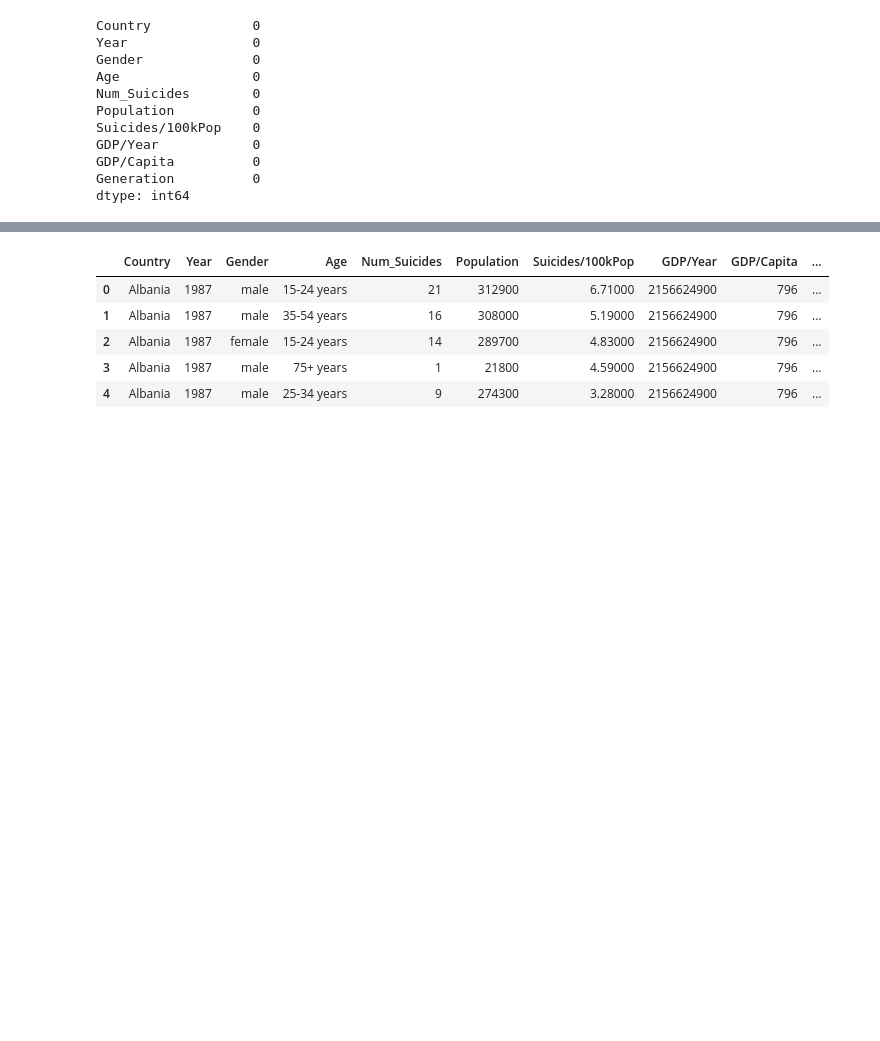
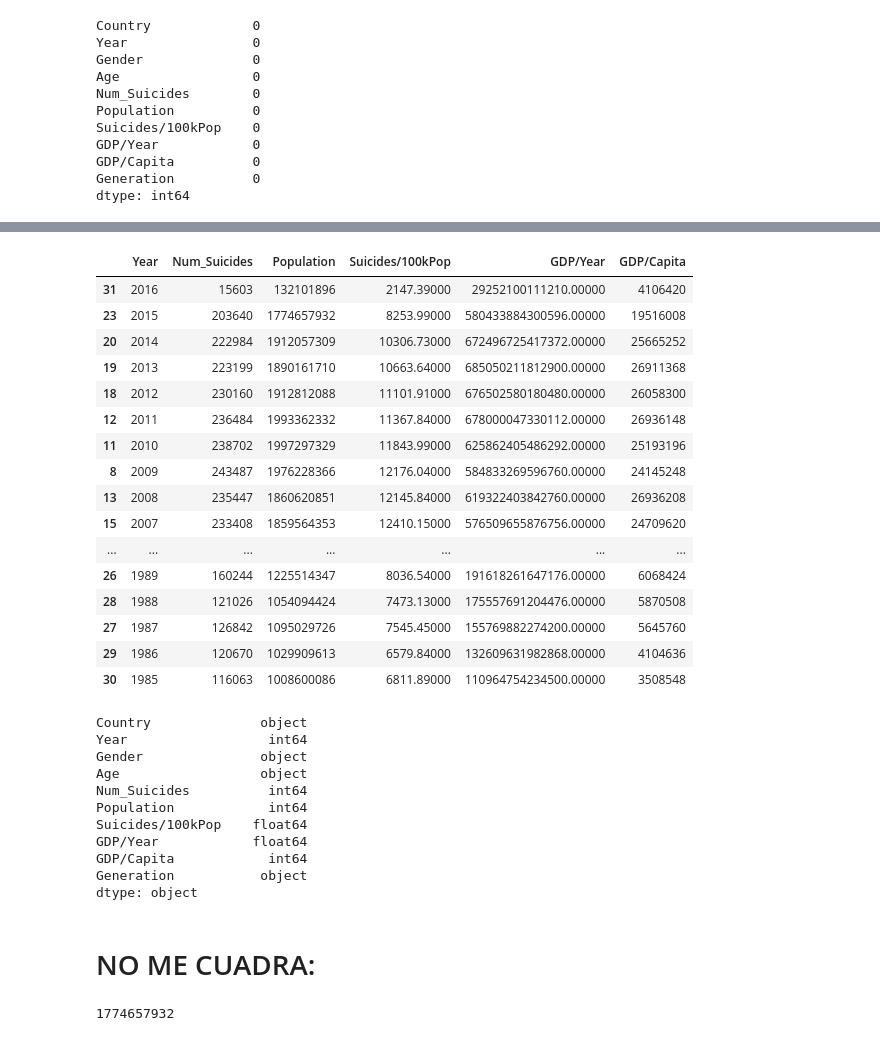
Before and after one commit to cinlaozdemir/Project-Week-3-Data-Thieves, a Jupyter notebook: your-project/Project3_DescStats-Copy1.ipynb, the cells around one changed output, grey strips where cells are left out. Saved outputs shown, nothing was run; the diff lists cells and outputs as text; code cells hidden in the pictures; blank space fills up the shorter version.

```diff
--- a/your-project/Project3_DescStats-Copy1.ipynb
+++ b/your-project/Project3_DescStats-Copy1.ipynb
@@ -148,9 +154,36 @@ engine = create_engine(connection_string)
+# %%
+suicides_year = suicides_year.reset_index()
+# %%
+suicides_year.sort_values('Year', ascending = False)
+# %% [output]
+|  | Year | Num_Suicides | Population | Suicides/100kPop | GDP/Year | GDP/Capita |
+| 31 | 2016 | 15603 | 132101896 | 2147.39000 | 29252100111210.00000 | 4106420 |
+| 23 | 2015 | 203640 | 1774657932 | 8253.99000 | 580433884300596.00000 | 19516008 |
+| 20 | 2014 | 222984 | 1912057309 | 10306.73000 | 672496725417372.00000 | 25665252 |
+| 19 | 2013 | 223199 | 1890161710 | 10663.64000 | 685050211812900.00000 | 26911368 |
+| 18 | 2012 | 230160 | 1912812088 | 11101.91000 | 676502580180480.00000 | 26058300 |
+| 12 | 2011 | 236484 | 1993362332 | 11367.84000 | 678000047330112.00000 | 26936148 |
+| 11 | 2010 | 238702 | 1997297329 | 11843.99000 | 625862405486292.00000 | 25193196 |
+| 8 | 2009 | 243487 | 1976228366 | 12176.04000 | 584833269596760.00000 | 24145248 |
+| 13 | 2008 | 235447 | 1860620851 | 12145.84000 | 619322403842760.00000 | 26936208 |
+| 15 | 2007 | 233408 | 1859564353 | 12410.15000 | 576509655876756.00000 | 24709620 |
+| ... | ... | ... | ... | ... | ... | ... |
+| 26 | 1989 | 160244 | 1225514347 | 8036.54000 | 191618261647176.00000 | 6068424 |
+| 28 | 1988 | 121026 | 1054094424 | 7473.13000 | 175557691204476.00000 | 5870508 |
+| 27 | 1987 | 126842 | 1095029726 | 7545.45000 | 155769882274200.00000 | 5645760 |
+| 29 | 1986 | 120670 | 1029909613 | 6579.84000 | 132609631982868.00000 | 4104636 |
+| 30 | 1985 | 116063 | 1008600086 | 6811.89000 | 110964754234500.00000 | 3508548 |
 # %%
-suicides.head()
+suicides.dtypes
 # %% [output]
-|  | Country | Year | Gender | Age | Num_Suicides | Population | Suicides/100kPop | GDP/Year | GDP/Capita | ... |
-| 0 | Albania | 1987 | male | 15-24 years | 21 | 312900 | 6.71000 | 2156624900 | 796 | ... |
-| 1 | Albania | 1987 | male | 35-54 years | 16 | 308000 | 5.19000 | 2156624900 | 796 | ... |
-| 2 | Albania | 1987 | female | 15-24 years | 14 | 289700 | 4.83000 | 2156624900 | 796 | ... |
-| 3 | Albania | 1987 | male | 75+ years | 1 | 21800 | 4.59000 | 2156624900 | 796 | ... |
-| 4 | Albania | 1987 | male | 25-34 years | 9 | 274300 | 3.28000 | 2156624900 | 796 | ... |
+Country              object
+Year                  int64
+Gender               object
+Age                  object
+Num_Suicides          int64
+Population            int64
+Suicides/100kPop    float64
+GDP/Year            float64
+GDP/Capita            int64
+Generation           object
+dtype: object
@@ -158,0 +190,2 @@ suicides.to_sql("suicides1", con=connection)
+# %% [markdown]
+# NO ME CUADRA:
@@ -158,0 +194,4 @@ suicides.to_sql("suicides1", con=connection)
+# %%
+pop15
+# %% [output]
+1774657932
```
Also changed, not shown: parts of 76 cells of this notebook.
